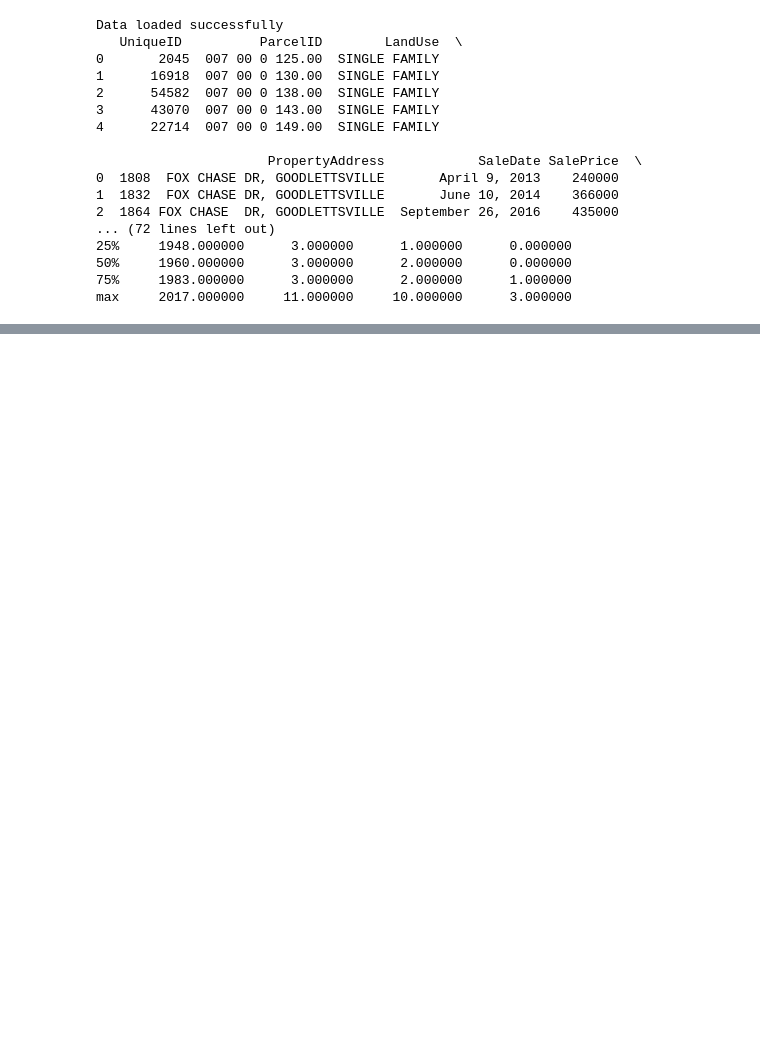
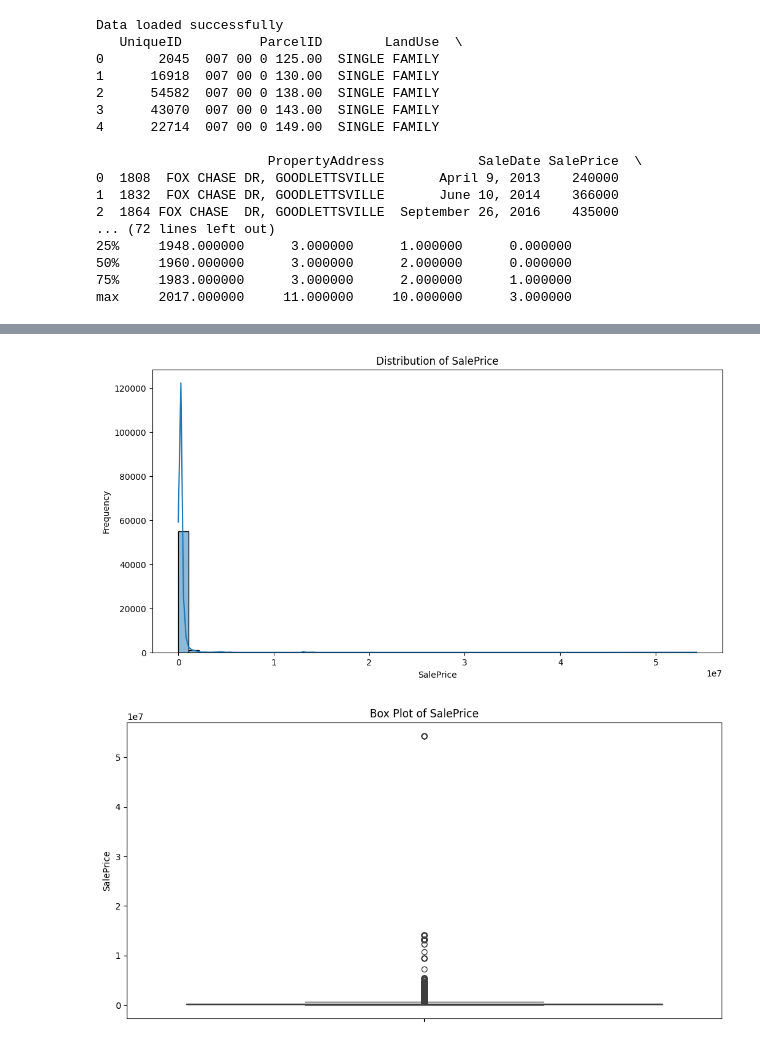
Before and after one commit to kpham7utk/HonkyTonkHomes, a Jupyter notebook: notebooks/nashville_housing_analysis.ipynb, the cells around one changed output, grey strips where cells are left out. Saved outputs shown, nothing was run; the diff lists cells and outputs as text; code cells hidden in the pictures; blank space fills up the shorter version.

```diff
--- a/notebooks/nashville_housing_analysis.ipynb
+++ b/notebooks/nashville_housing_analysis.ipynb
@@ -36,0 +54,4 @@ max     2017.000000     11.000000     10.000000      3.000000
+# %%
+df['SalePrice'] = pd.to_numeric(df['SalePrice'], errors='coerce')
+print(df['SalePrice'].dtype)
+print(df['SalePrice'].describe())
@@ -36,0 +75,16 @@ max     2017.000000     11.000000     10.000000      3.000000
+# %%
+plt.figure(figsize=(12, 6))
+sns.histplot(df['SalePrice'], kde=True, bins=50)
+plt.title('Distribution of SalePrice')
+plt.xlabel('SalePrice')
+plt.ylabel('Frequency')
+plt.show()
+
+plt.figure(figsize=(12, 6))
+sns.boxplot(y=df['SalePrice'])
+plt.title('Box Plot of SalePrice')
+plt.ylabel('SalePrice')
+plt.show()
+# %% [output]
+[figure, added]
+[figure, added]
```
Also changed, not shown: parts of 7 cells of this notebook.
